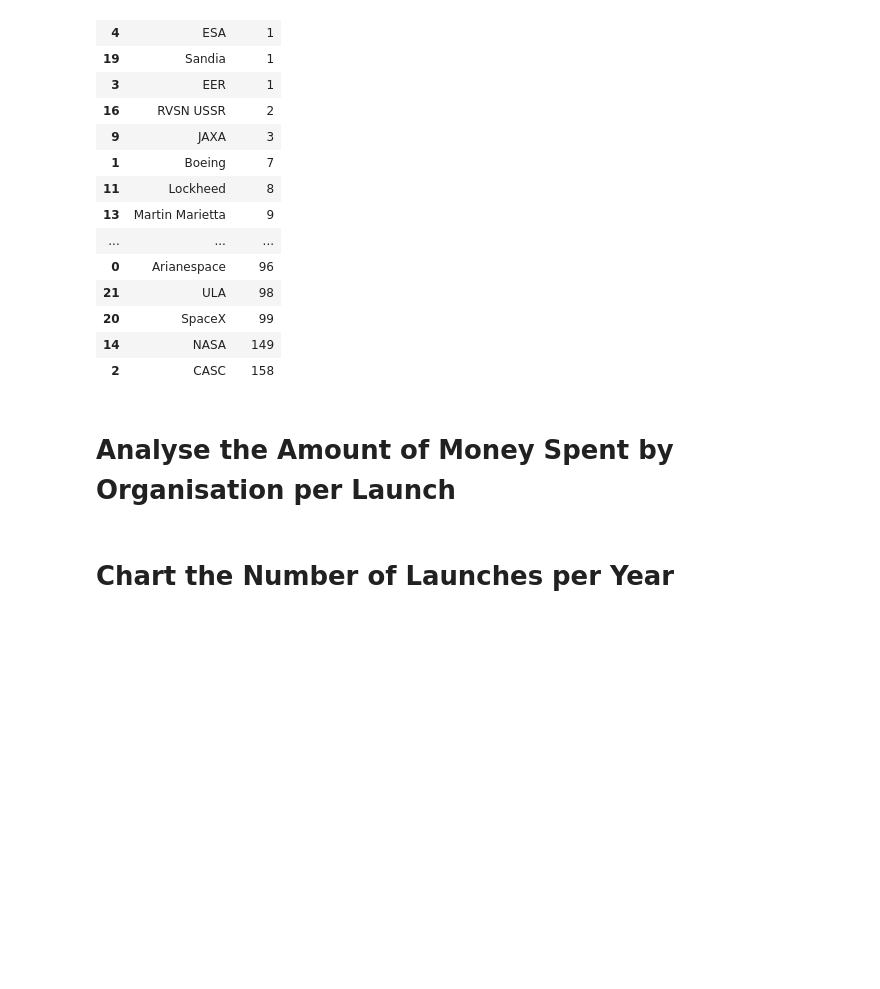
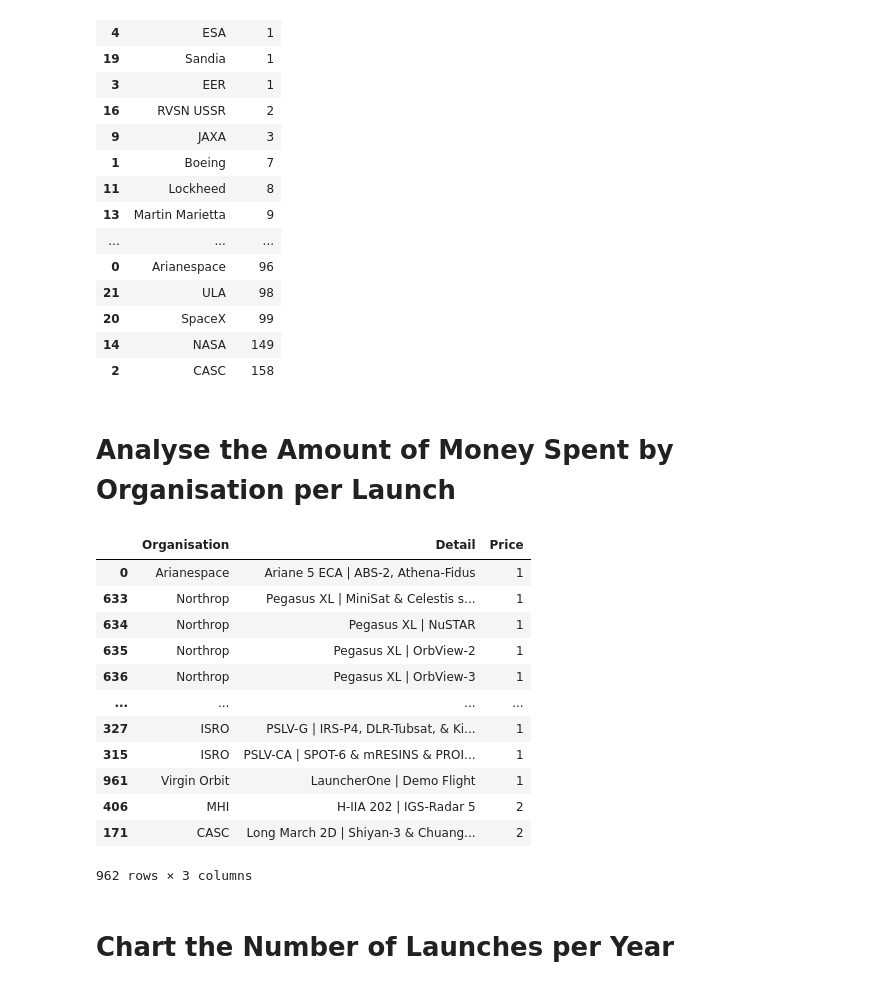
Before and after one commit to cruzcyn/Space-Mission-Analysis, a Jupyter notebook: Space_Missions_Analysis_(start).ipynb, the cells around one changed output. Cells and saved outputs as stored; diff of their text form; code cells hidden in the pictures; blank space fills up the shorter version.

```diff
--- a/Space_Missions_Analysis_(start).ipynb
+++ b/Space_Missions_Analysis_(start).ipynb
@@ -466,3 +466,21 @@ fig.update_xaxes(tickangle=315)
 fig.show()
 # %% [markdown]
 # Analyse the Amount of Money Spent by Organisation per Launch
+# %%
+money_per_launch = price_df.groupby(["Organisation", "Detail"], as_index=False).agg({"Price": pd.Series.count})
+money_per_launch.sort_values("Price", inplace=True)
+money_per_launch
+# %% [output]
+|  | Organisation | Detail | Price |
+| 0 | Arianespace | Ariane 5 ECA | ABS-2, Athena-Fidus | 1 |
+| 633 | Northrop | Pegasus XL | MiniSat & Celestis s... | 1 |
+| 634 | Northrop | Pegasus XL | NuSTAR | 1 |
+| 635 | Northrop | Pegasus XL | OrbView-2 | 1 |
+| 636 | Northrop | Pegasus XL | OrbView-3 | 1 |
+| ... | ... | ... | ... |
+| 327 | ISRO | PSLV-G | IRS-P4, DLR-Tubsat, & Ki... | 1 |
+| 315 | ISRO | PSLV-CA | SPOT-6 & mRESINS & PROI... | 1 |
+| 961 | Virgin Orbit | LauncherOne | Demo Flight | 1 |
+| 406 | MHI | H-IIA 202 | IGS-Radar 5 | 2 |
+| 171 | CASC | Long March 2D | Shiyan-3 & Chuang... | 2 |
+962 rows × 3 columns
```
Also changed, not shown: parts of 1 cell of this notebook.
